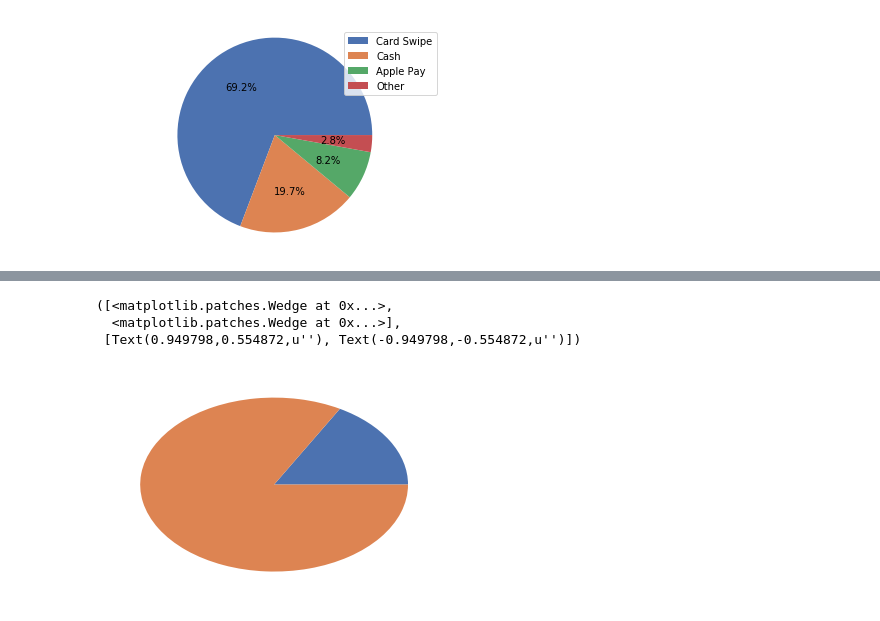
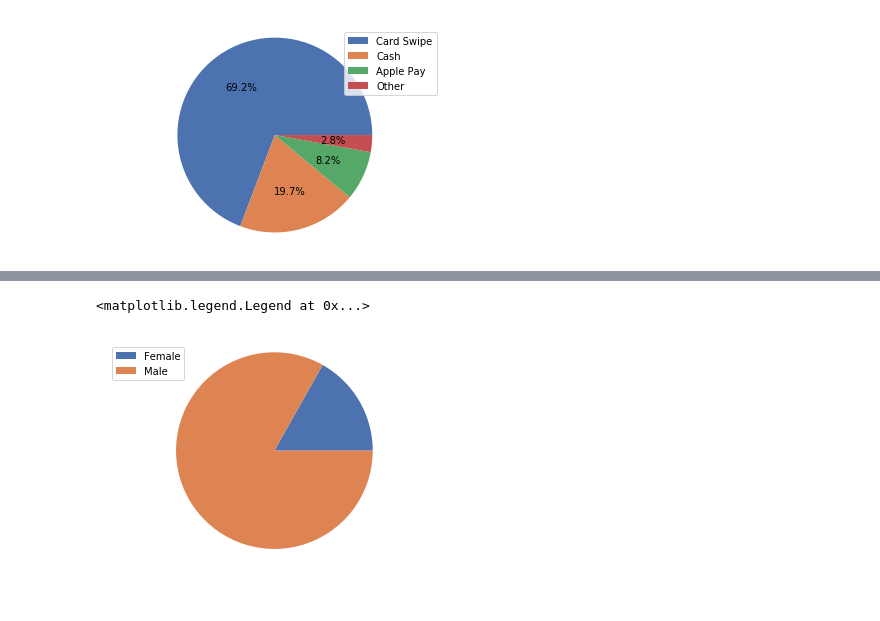
Before and after one commit to EricaTess/women-in-tech, a Jupyter notebook: clustering_project/Clustering-HackerRank-Data.ipynb, the cells around one changed output, grey strips where cells are left out. Cells and saved outputs as stored; diff of their text form; code cells hidden in the pictures.

Commit message:
Updated legend and percentages

```diff
--- a/clustering_project/Clustering-HackerRank-Data.ipynb
+++ b/clustering_project/Clustering-HackerRank-Data.ipynb
@@ -262,10 +267,12 @@ plt.pie([c_male, c_female])
 # %%
+# C Pie Chart
+
 plt.pie([
         df_country_age_lang[(df_country_age_lang['C']=='Know') &(df_country_age_lang['Gender']=="Female")].shape[0],
         df_country_age_lang[(df_country_age_lang['C']=='Know') &(df_country_age_lang['Gender']=="Male")].shape[0]
         ])
+plt.axis('equal')
+plt.legend(df_country_age_lang['Gender'])
 # %% [output]
-([<matplotlib.patches.Wedge at 0x...>,
-  <matplotlib.patches.Wedge at 0x...>],
- [Text(0.949798,0.554872,u''), Text(-0.949798,-0.554872,u'')])
+<matplotlib.legend.Legend at 0x...>
-[figure, old version]
+[figure, new version]
```
Also changed, not shown: parts of 5 cells of this notebook.
